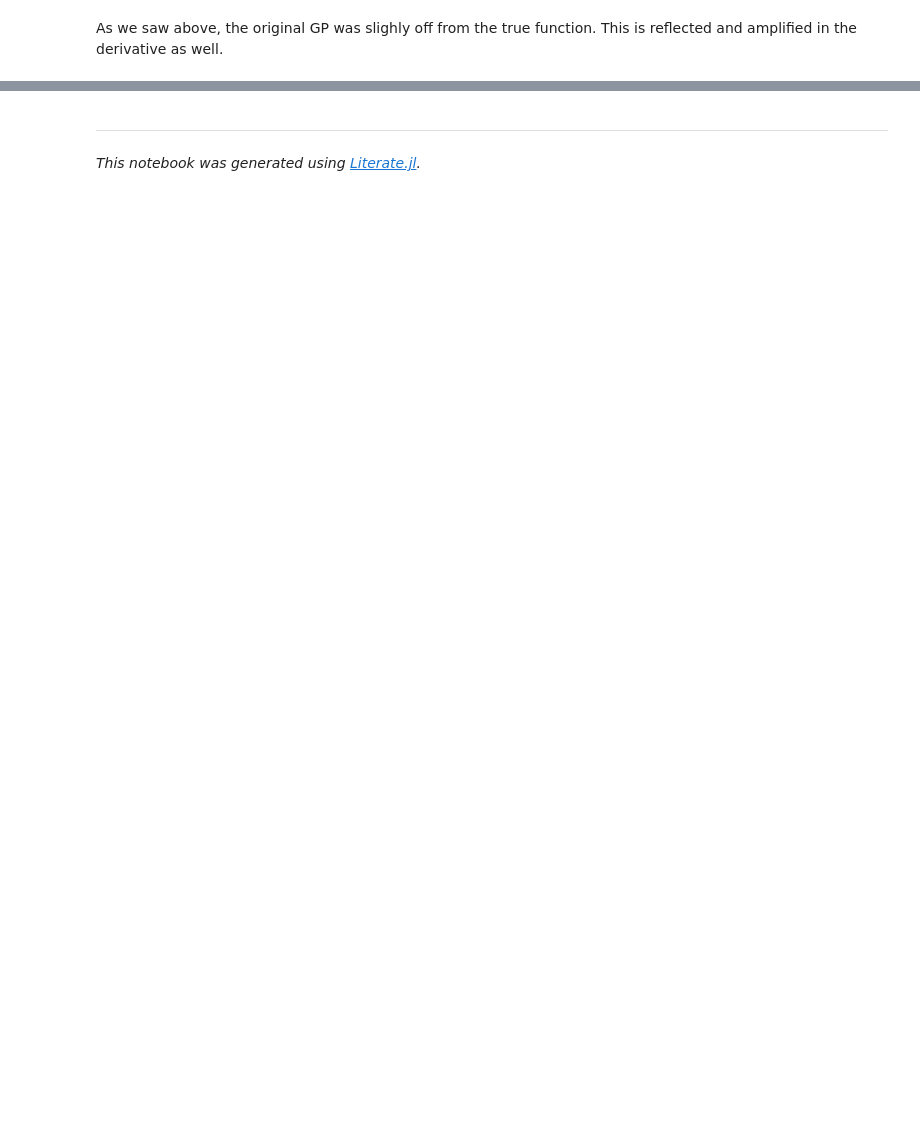
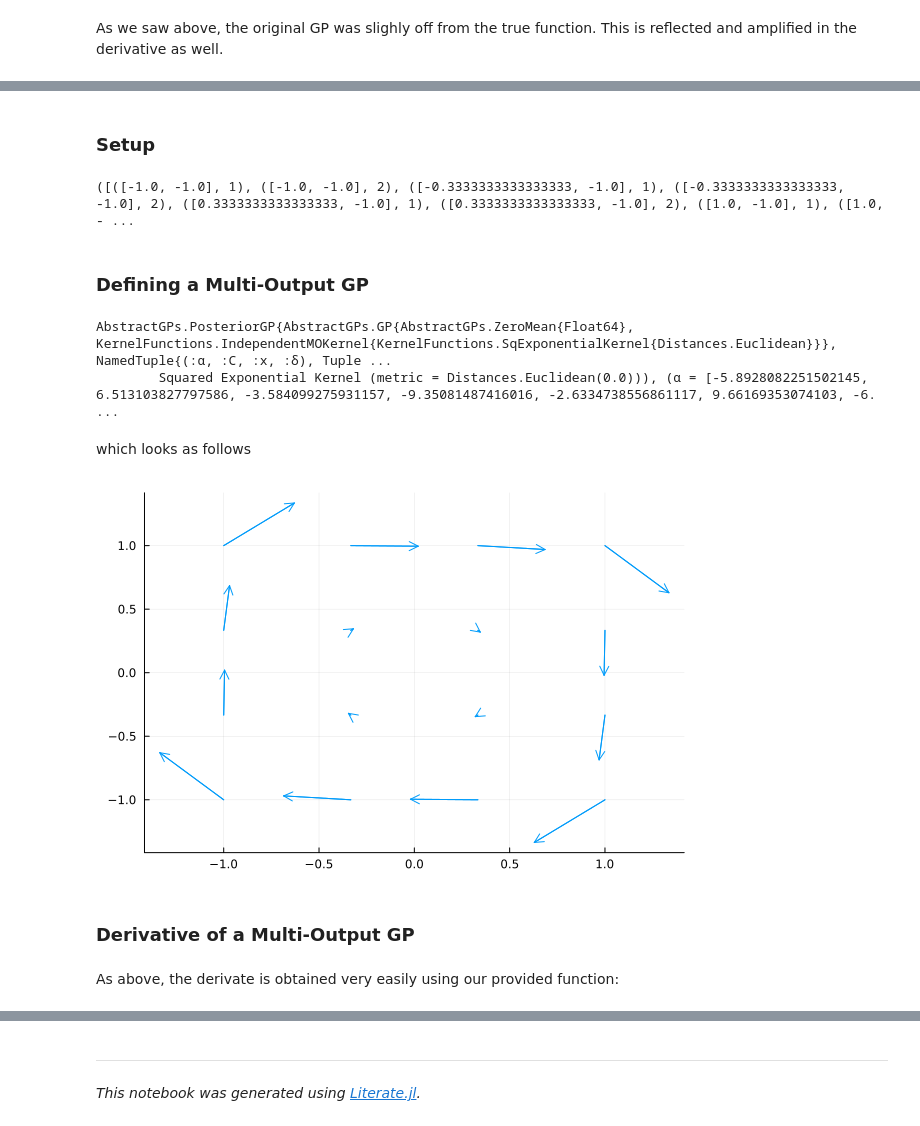
Before and after one commit to Crown421/GPDiffEq.jl, a Jupyter notebook: dev/examples/derivativegp.ipynb, the cells around one changed output, grey strips where cells are left out. Drawn from its saved outputs; the diff is of its cells as text; code cells hidden in the pictures; blank space fills up the shorter version.

```diff
--- a/dev/examples/derivativegp.ipynb
+++ b/dev/examples/derivativegp.ipynb
@@ -93,0 +101,44 @@ As we saw above, the original GP was slighly off from the true function. This is
+# %% [markdown]
+### Setup
+# %%
+function fun(x)
+    return [-0.1 2.0; -2.0 -0.1] * (x .^ 3)
+end
+xrange = range(-1, 1; length=4)
+x = collect.(Iterators.product(xrange, xrange))[:]
+y = fun.(x)
+# This is annoying UX, needs fix
+y = ColVecs(reduce(hcat, y))
+xMO, yMO = prepare_isotopic_multi_output_data(x, y)
+# %% [output]
+([([-1.0, -1.0], 1), ([-1.0, -1.0], 2), ([-0.3333333333333333, -1.0], 1), ([-0.3333333333333333, -1.0], 2), ([0.3333333333333333, -1.0], 1), ([0.3333333333333333, -1.0], 2), ([1.0, -1.0], 1), ([1.0, - ...
+# %% [markdown]
+### Defining a Multi-Output GP
+# %%
+σ_n = 3e-2
+ker = GaussianKernel()
+mker = IndependentMOKernel(ker)
+
+f = GP(mker)
+fx = f(xMO, σ_n)
+f_post = posterior(fx, yMO)
+# %% [output]
+AbstractGPs.PosteriorGP{AbstractGPs.GP{AbstractGPs.ZeroMean{Float64}, KernelFunctions.IndependentMOKernel{KernelFunctions.SqExponentialKernel{Distances.Euclidean}}}, NamedTuple{(:α, :C, :x, :δ), Tuple ...
+        Squared Exponential Kernel (metric = Distances.Euclidean(0.0))), (α = [-5.8928082251502145, 6.513103827797586, -3.584099275931157, -9.35081487416016, -2.6334738556861117, 9.66169353074103, -6. ...
+# %% [markdown]
+which looks as follows
+# %%
+sf = maximum(norm.(y)) * 2
+quiver(
+    getindex.(xMO.x, 1),
+    getindex.(xMO.x, 2);
+    quiver=(y.X[1, :] ./ sf, y.X[2, :] ./ sf),
+    label="data",
+    markersize=5,
+)
+# %% [output]
+[figure, added]
+# %% [markdown]
+### Derivative of a Multi-Output GP
+# %% [markdown]
+As above, the derivate is obtained very easily using our provided function:
```
Also changed, not shown: parts of 16 cells of this notebook, 30 other files.
